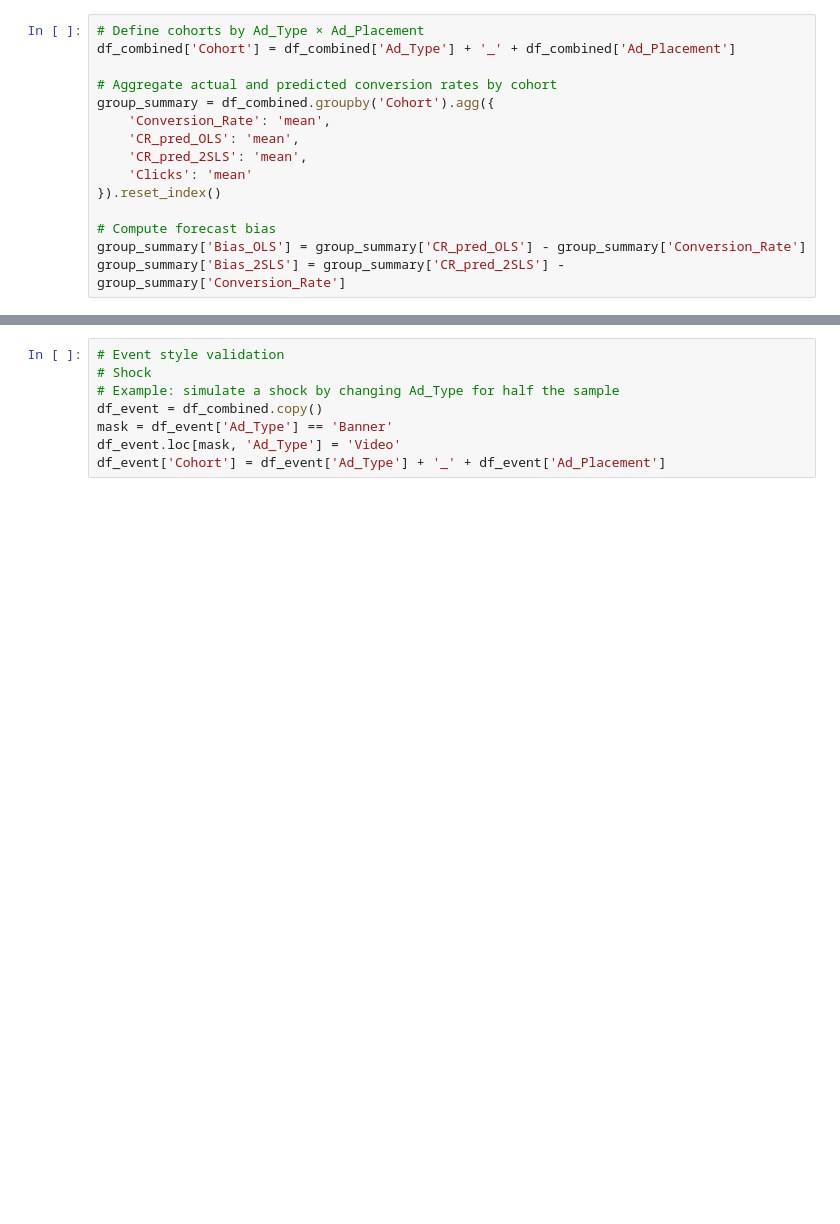
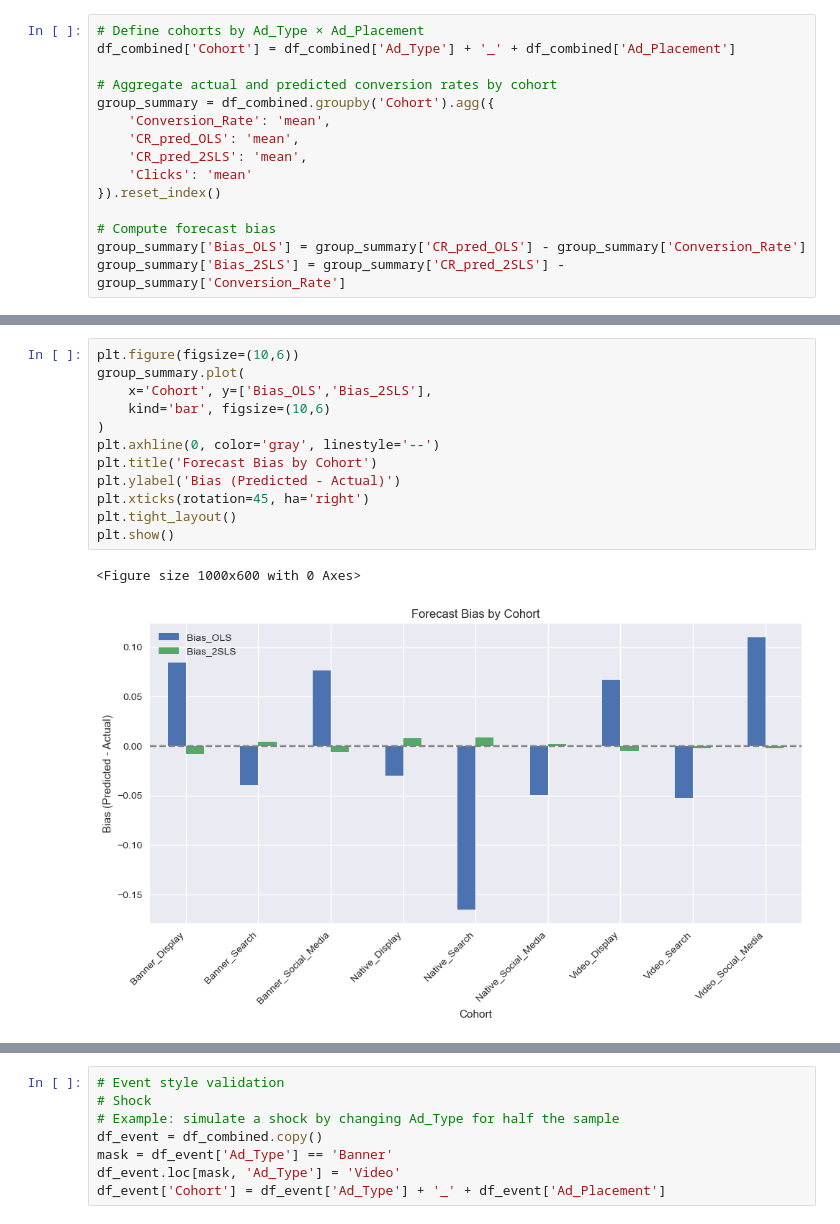
Before and after one commit to IanTaiAhn/econ6550, a Jupyter notebook: project/project_v3.ipynb, the cells around one changed output, grey strips where cells are left out. Saved outputs shown, nothing was run; the diff lists cells and outputs as text; blank space fills up the shorter version.

```diff
--- a/project/project_v3.ipynb
+++ b/project/project_v3.ipynb
@@ -1441,0 +1841,15 @@ plt.show()
+# %%
+plt.figure(figsize=(10,6))
+group_summary.plot(
+    x='Cohort', y=['Bias_OLS','Bias_2SLS'],
+    kind='bar', figsize=(10,6)
+)
+plt.axhline(0, color='gray', linestyle='--')
+plt.title('Forecast Bias by Cohort')
+plt.ylabel('Bias (Predicted - Actual)')
+plt.xticks(rotation=45, ha='right')
+plt.tight_layout()
+plt.show()
+# %% [output]
+<Figure size 1000x600 with 0 Axes>
+[figure, added]
```
Also changed, not shown: parts of 27 cells of this notebook, 4 other files.
